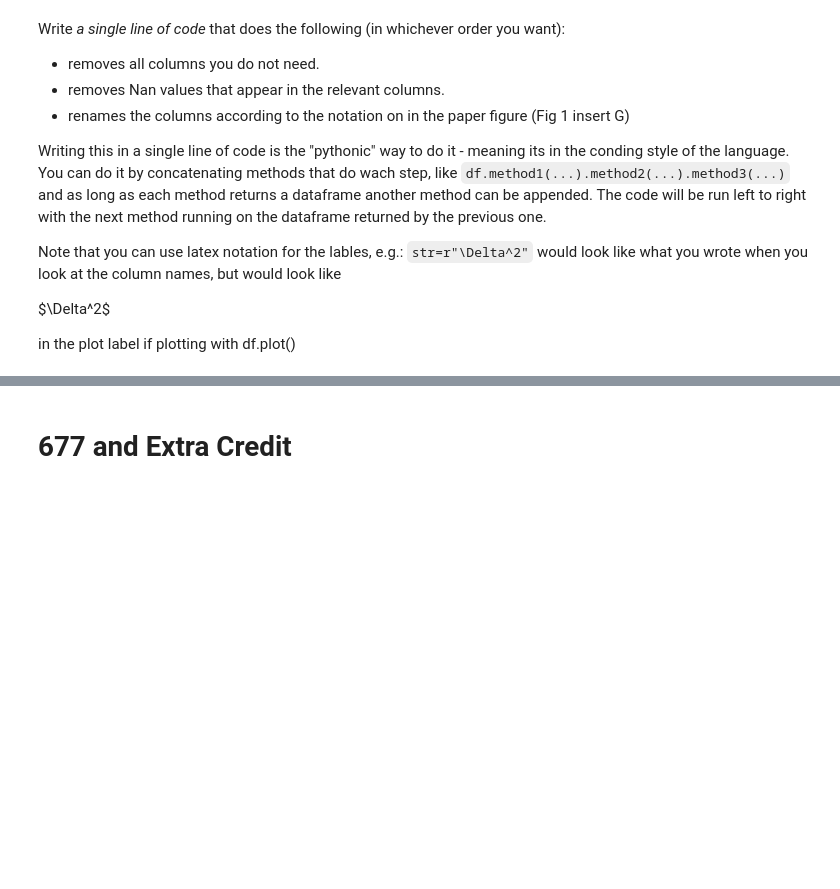
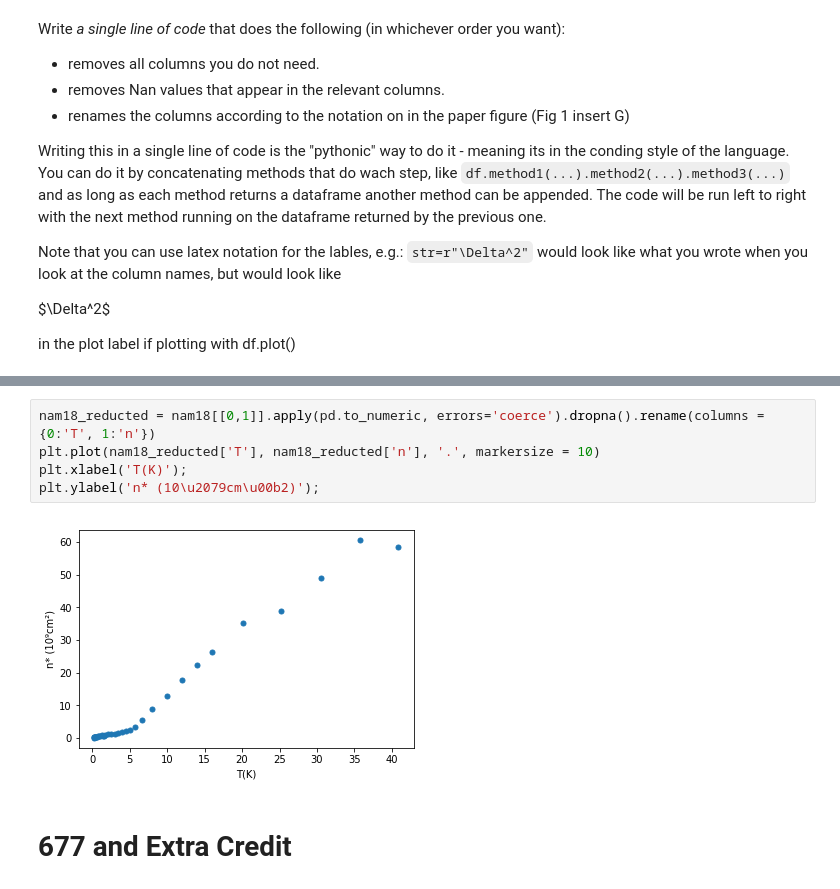
Before and after one commit to DesiPilla/DSPS_dPilla, a Jupyter notebook: HW7/LRtestAndMCMC.ipynb, the cells around one changed output, grey strips where cells are left out. Drawn from its saved outputs; the diff is of its cells as text; blank space fills up the shorter version.

```diff
--- a/HW7/LRtestAndMCMC.ipynb
+++ b/HW7/LRtestAndMCMC.ipynb
@@ -83,3 +80,10 @@ nam18_reducted = ...
+# %%
+nam18_reducted = nam18[[0,1]].apply(pd.to_numeric, errors='coerce').dropna().rename(columns = {0:'T', 1:'n'})
+plt.plot(nam18_reducted['T'], nam18_reducted['n'], '.', markersize = 10)
+plt.xlabel('T(K)');
+plt.ylabel('n* (10\u2079cm\u00b2)');
+# %% [output]
+[figure, added]
 # %% [markdown]
 # 677 and Extra Credit
 # %% [markdown]
```
Also changed, not shown: parts of 11 cells of this notebook.
